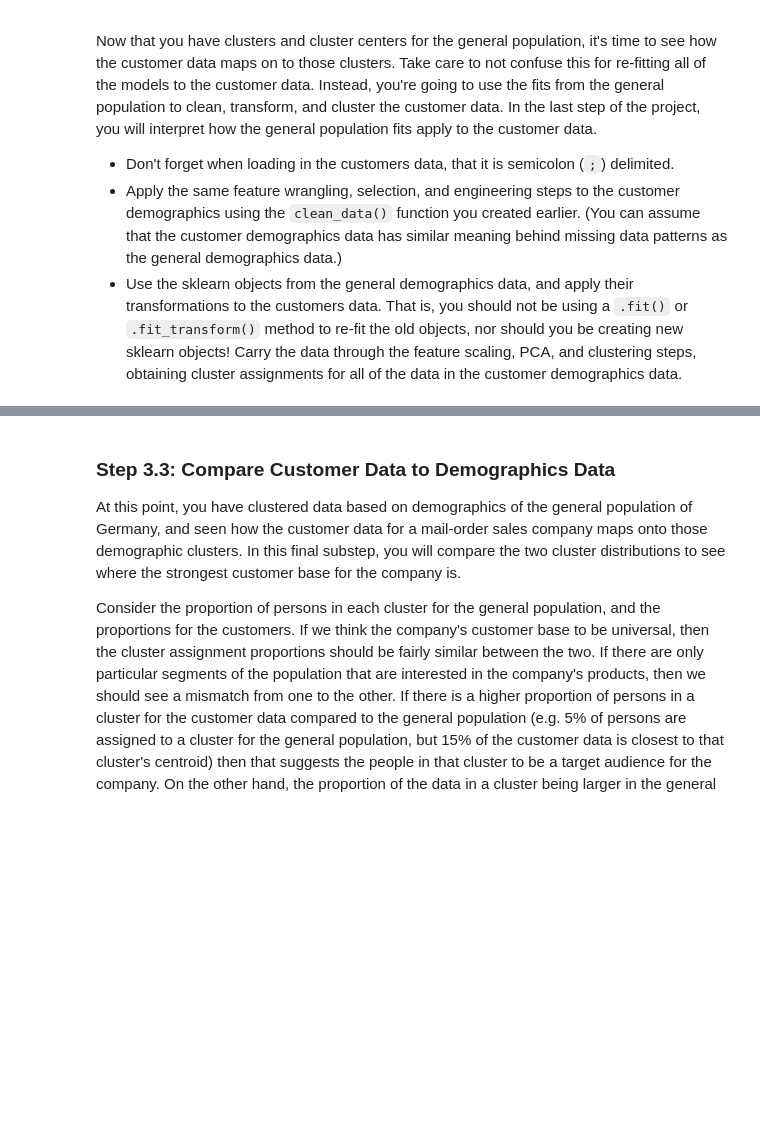
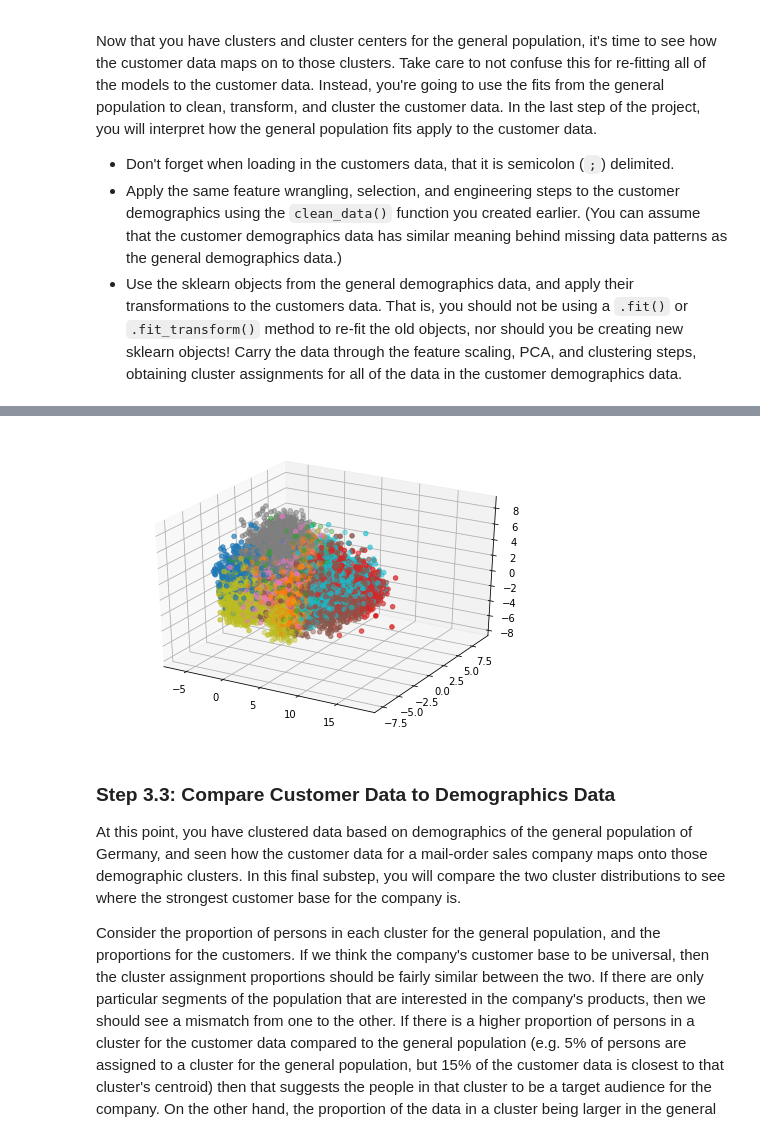
Before and after one commit to jihangshin/udacity, a Jupyter notebook: Identify Customer Segments/Identify_Customer_Segments.ipynb, the cells around one changed output, grey strips where cells are left out. Saved outputs shown, nothing was run; the diff lists cells and outputs as text; code cells hidden in the pictures; blank space fills up the shorter version.

```diff
--- a/Identify Customer Segments/Identify_Customer_Segments.ipynb
+++ b/Identify Customer Segments/Identify_Customer_Segments.ipynb
@@ -1201,3 +1246,17 @@ customers_df = pd.read_csv('Udacity_CUSTOMERS_Subset.csv', delimiter=';')
 # Apply preprocessing, feature transformation, and clustering from the general
 # demographics onto the customer data, obtaining cluster predictions for the
 # customer demographics data.
+
+# Load in the feature summary file.
+feat_info_df = pd.read_csv('AZDIAS_Feature_Summary.csv', delimiter=';')
+
+# Preprocessing
+cleaned_customers_df = clean_data(customers_df, feat_info_df)
+
+# Apply feature scaling
+customers_data_ss = p.StandardScaler().fit_transform(cleaned_customers_df) # Fit and transform the data
+customers_df_ss = pd.DataFrame(customers_data_ss)
+customers_df_ss.columns = cleaned_customers_df.columns
+
+# Feature transformation
+customers_pca, customers_X_pca = do_pca(num_comps, customers_df_ss)
@@ -1204,3 +1281,10 @@ customers_df = pd.read_csv('Udacity_CUSTOMERS_Subset.csv', delimiter=';')
+# %%
+# Prediction using the model based on general demographics
+customers_labels = general_k_means.predict(customers_X_pca)
+# %%
+plot_data(customers_X_pca, customers_labels)
+# %% [output]
+[figure, added]
 # %% [markdown]
 ### Step 3.3: Compare Customer Data to Demographics Data
 
```
Also changed, not shown: parts of 61 cells of this notebook, 1 other file.
